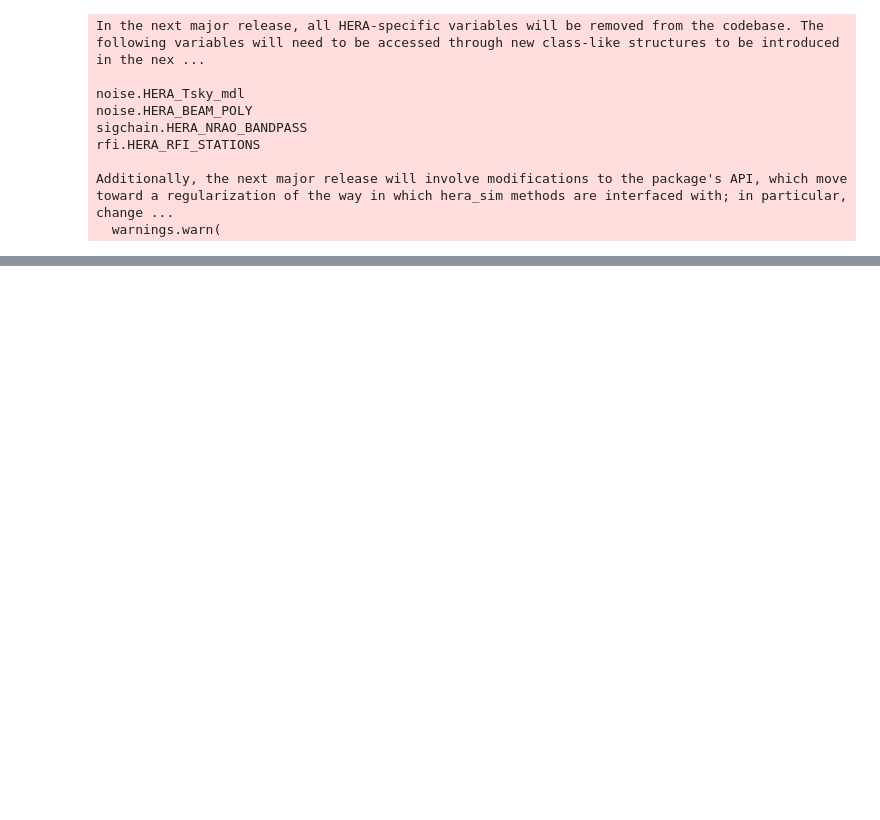
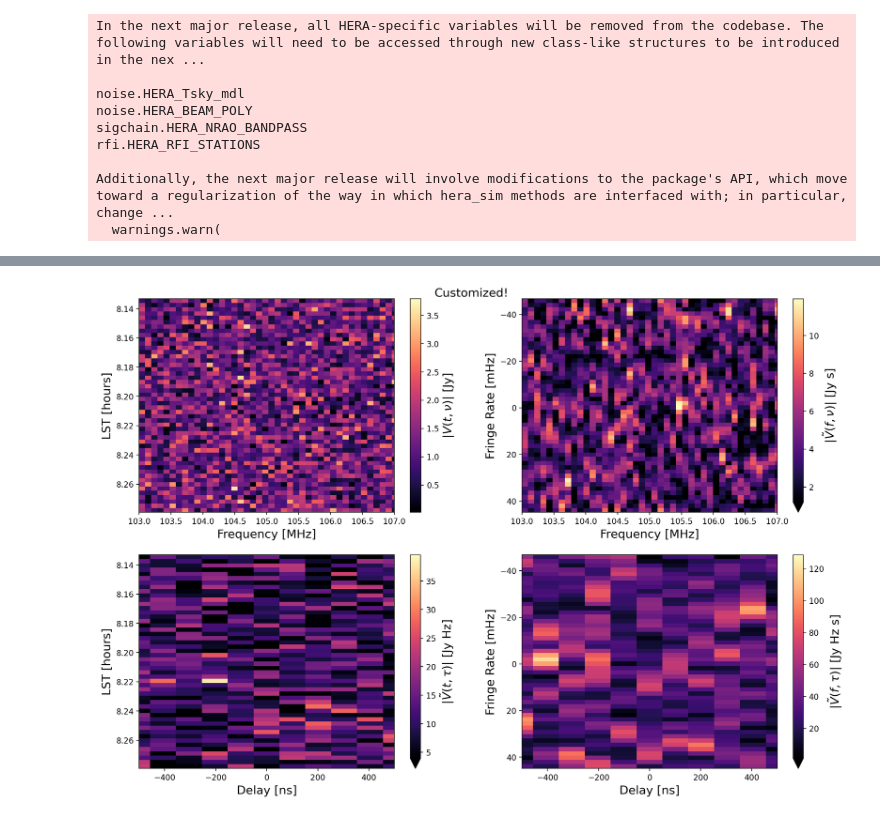
Before and after one commit to HERA-Team/uvtools, a Jupyter notebook: examples/fancy_plotters_demo.ipynb, the cells around one changed output, grey strips where cells are left out. Cells and saved outputs as stored; diff of their text form; code cells hidden in the pictures; blank space fills up the shorter version.

```diff
--- a/examples/fancy_plotters_demo.ipynb
+++ b/examples/fancy_plotters_demo.ipynb
@@ -194,0 +217,20 @@ fig = uvtools.plot.fourier_transform_waterfalls(
+# %%
+# Customize lots of things at once
+fig = uvtools.plot.fourier_transform_waterfalls(
+    uvd,
+    antpairpol=(0,1,'xx'),
+    mode="abs",
+    set_title="Customized!",
+    fontsize=15,
+    figsize=(16,11),
+    dpi=200,
+    cmap="magma",
+    plot_limits={"delay": (-500, 500), "freq": (103, 107)},
+    dynamic_range={("delay","time"): 1, ("fringe-rate","freq"): 1, ("fringe-rate","delay"): 2},
+    freq_taper="tukey", # Just doing some weird taper choices to show code flexibility
+    freq_taper_kwargs={"alpha": 0.2},
+    time_taper="hanning",
+    time_taper_kwargs={"edgecut_low": 10, "edgecut_hi": 10}
+)
+# %% [output]
+[figure, added]
```
Also changed, not shown: parts of 18 cells of this notebook, 1 other file.
